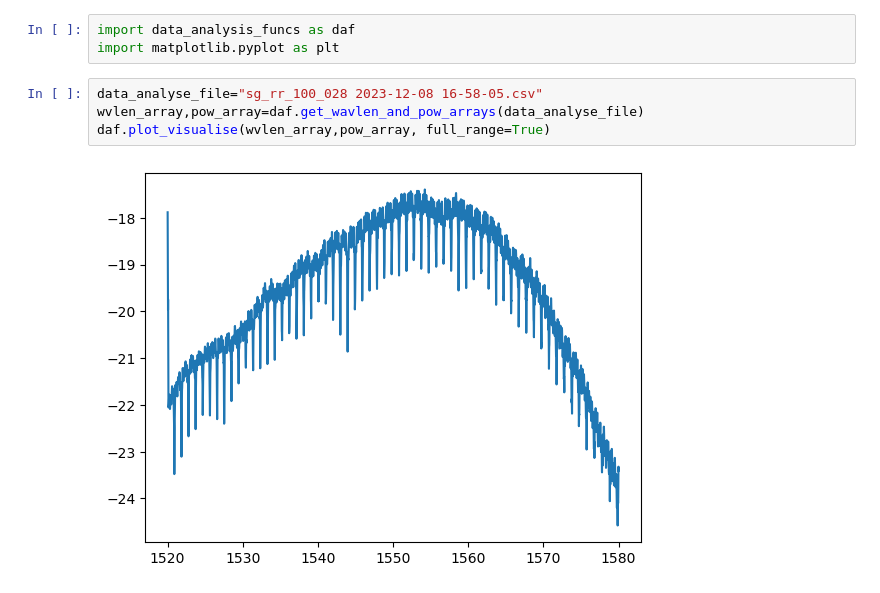
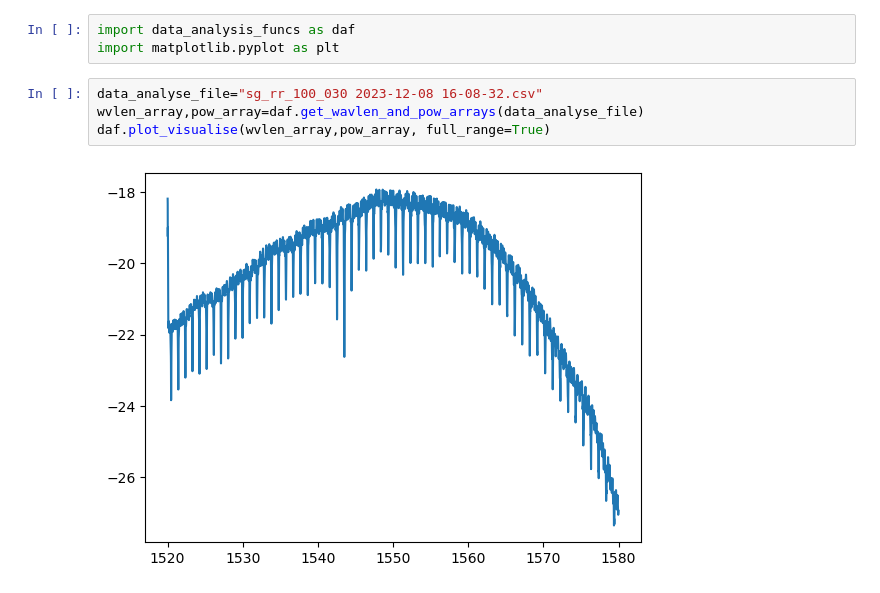
Before and after one commit to tdasanjh/team-chip-project, a Jupyter notebook: data_analysis/data_analysis_notebook.ipynb, the cells around one changed output. Cells and saved outputs as stored; diff of their text form.

```diff
--- a/data_analysis/data_analysis_notebook.ipynb
+++ b/data_analysis/data_analysis_notebook.ipynb
@@ -2,11 +2,11 @@
 import data_analysis_funcs as daf
 import matplotlib.pyplot as plt
 # %%
-data_analyse_file="sg_rr_100_028 2023-12-08 16-58-05.csv"
+data_analyse_file="sg_rr_100_030 2023-12-08 16-08-32.csv"
 wvlen_array,pow_array=daf.get_wavlen_and_pow_arrays(data_analyse_file)
 daf.plot_visualise(wvlen_array,pow_array, full_range=True)
 # %% [output]
-[figure, old version]
+[figure, new version]
 # %%
 start_point_index=1000
 end_point_index=5001
```
Also changed, not shown: parts of 3 cells of this notebook, 1 other file.
